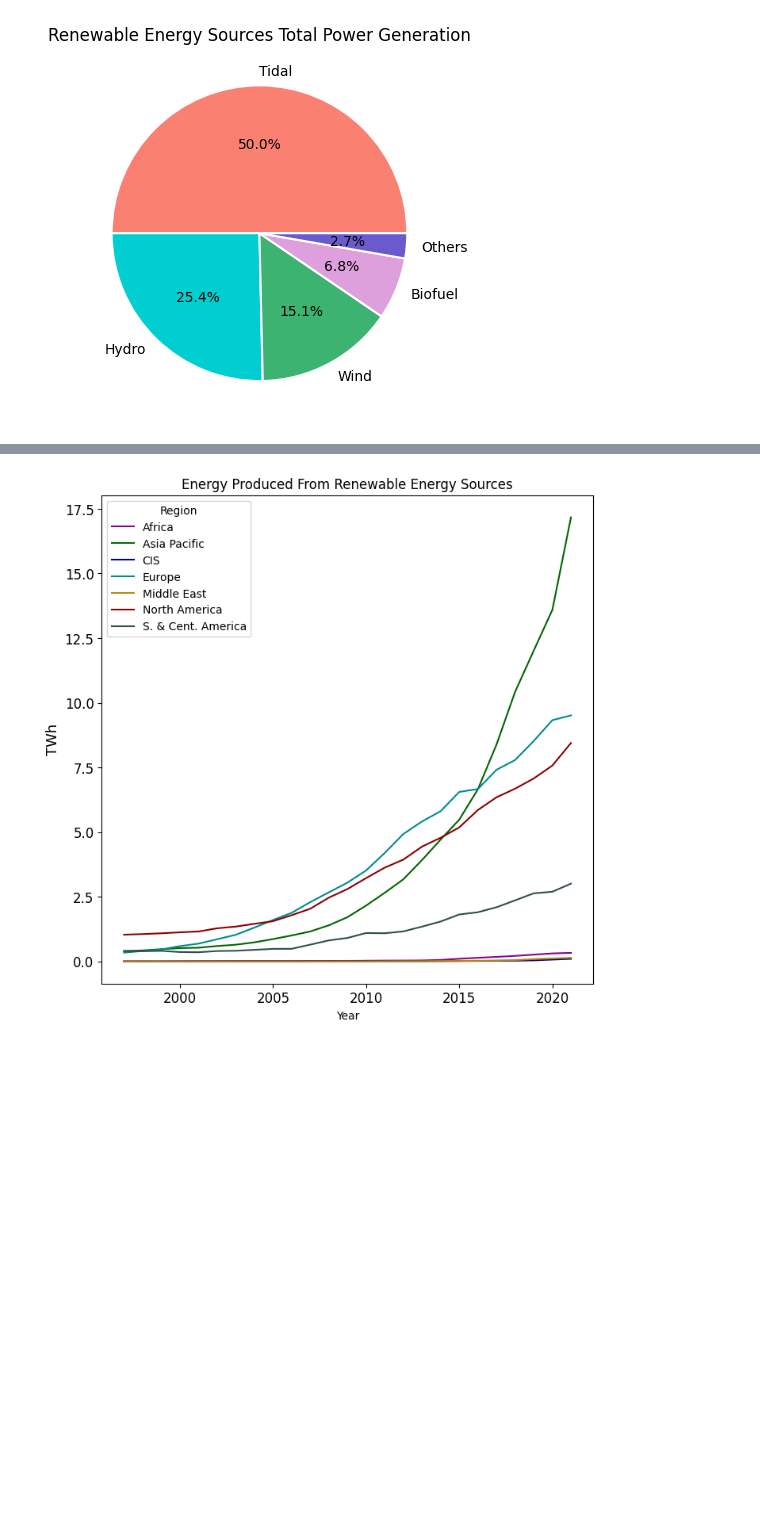
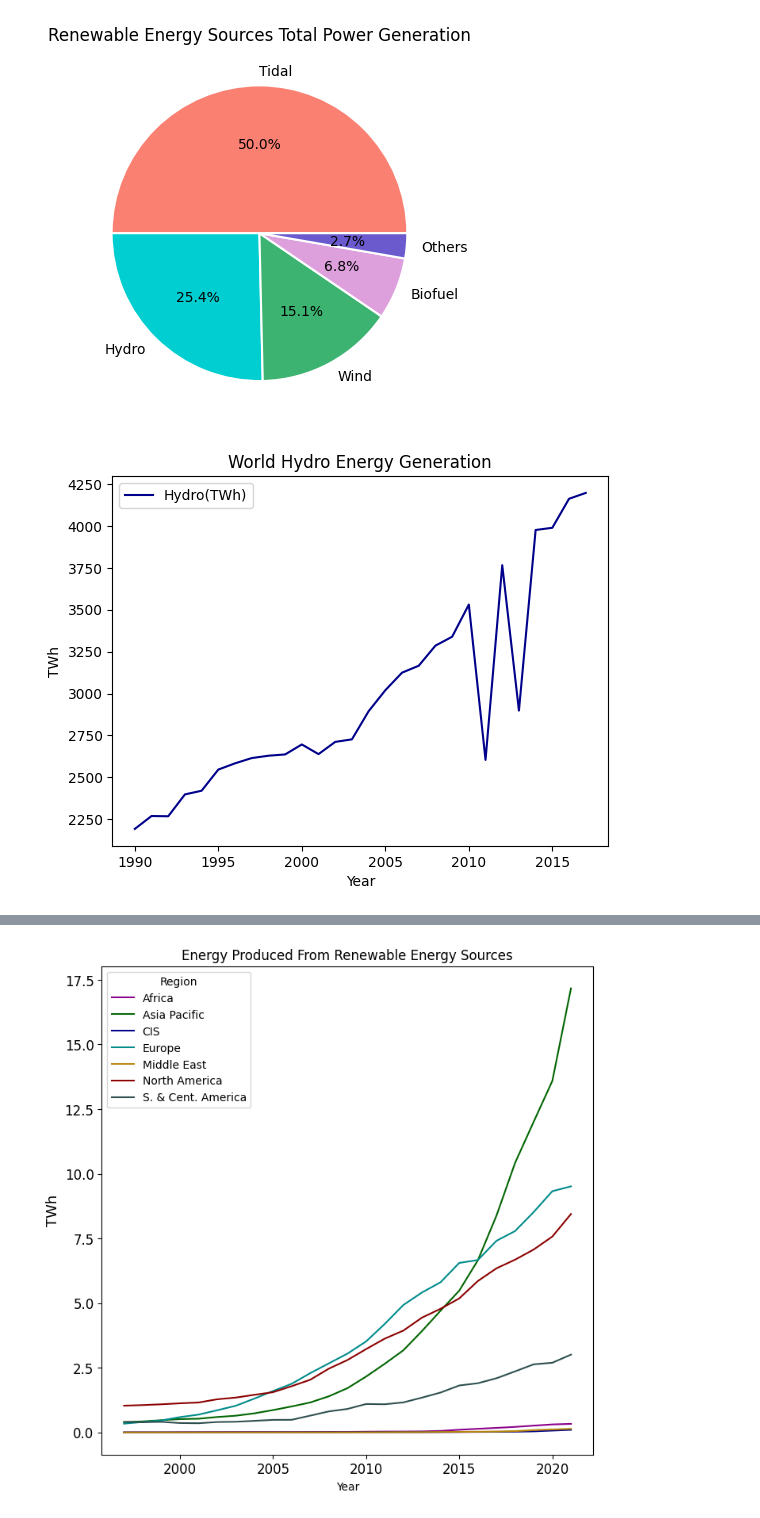
Before and after one commit to berkayuymaz0/dataproject, a Jupyter notebook: Main.ipynb, the cells around one changed output, grey strips where cells are left out. Cells and saved outputs as stored; diff of their text form; code cells hidden in the pictures; blank space fills up the shorter version.

```diff
--- a/Main.ipynb
+++ b/Main.ipynb
@@ -251,3 +251,12 @@ plt.title("Renewable Energy Sources Total Power Generation")
 plt.show()
 # %% [output]
 [figure]
+# %%
+df_renewable_power_generationcopy = df_renewable_power_generation.copy()
+
+#visualization with line chart
+df_renewable_power_generationcopy.plot(x="Year", y="Hydro(TWh)", title="World Hydro Energy Generation",legend="brief", color="darkblue")
+plt.ylabel("TWh")
+plt.show()
+# %% [output]
+[figure, added]
```
Also changed, not shown: parts of 4 cells of this notebook, 3 other files.
